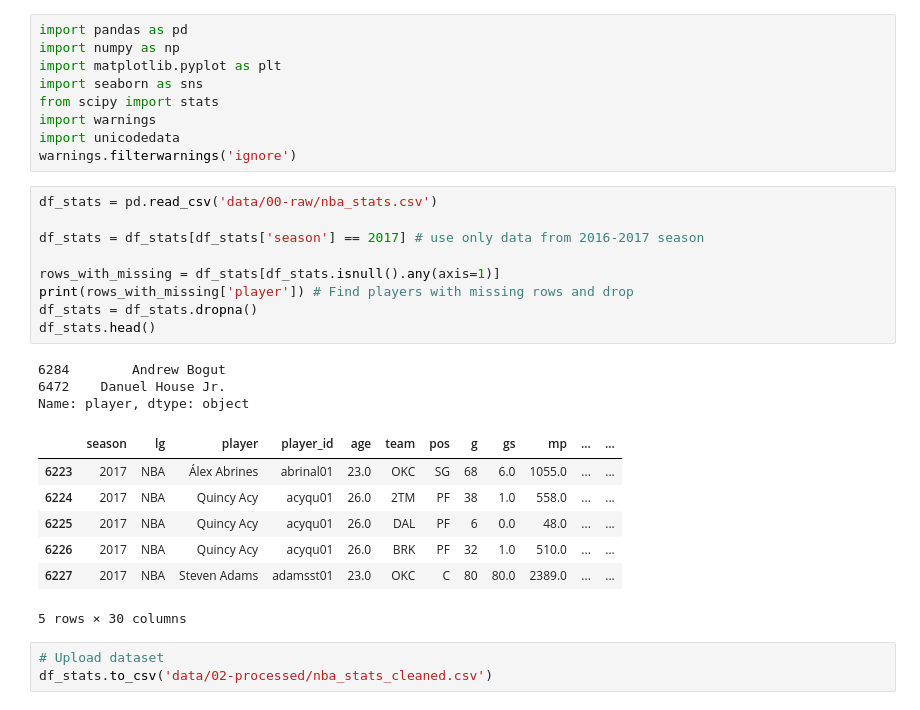
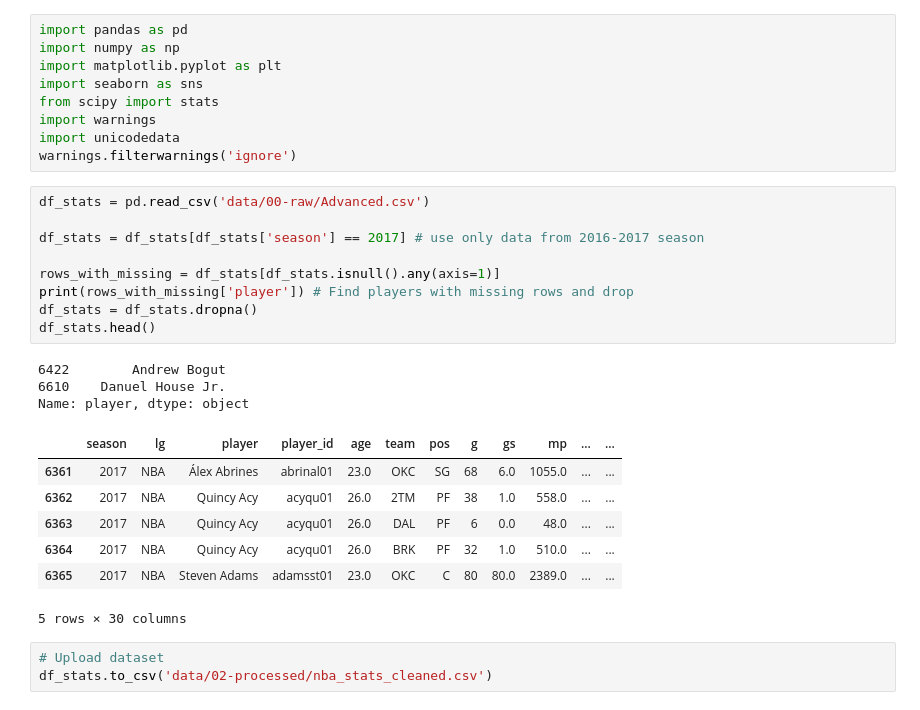
Before and after one commit to COGS108/Group122_WI26, a Jupyter notebook: 02-EDACheckpoint.ipynb, the cells around one changed output. Saved outputs shown, nothing was run; the diff lists cells and outputs as text.

```diff
--- a/02-EDACheckpoint.ipynb
+++ b/02-EDACheckpoint.ipynb
@@ -211,24 +211,24 @@ import warnings
 import unicodedata
 warnings.filterwarnings('ignore')
 # %%
-df_stats = pd.read_csv('data/00-raw/nba_stats.csv')
+df_stats = pd.read_csv('data/00-raw/Advanced.csv')
 
 df_stats = df_stats[df_stats['season'] == 2017] # use only data from 2016-2017 season
 
 rows_with_missing = df_stats[df_stats.isnull().any(axis=1)]
 print(rows_with_missing['player']) # Find players with missing rows and drop
 df_stats = df_stats.dropna()
 df_stats.head()
 # %% [output]
-6284        Andrew Bogut
-6472    Danuel House Jr.
+6422        Andrew Bogut
+6610    Danuel House Jr.
 Name: player, dtype: object
 |  | season | lg | player | player_id | age | team | pos | g | gs | mp | ... | ... |
-| 6223 | 2017 | NBA | Álex Abrines | abrinal01 | 23.0 | OKC | SG | 68 | 6.0 | 1055.0 | ... | ... |
-| 6224 | 2017 | NBA | Quincy Acy | acyqu01 | 26.0 | 2TM | PF | 38 | 1.0 | 558.0 | ... | ... |
-| 6225 | 2017 | NBA | Quincy Acy | acyqu01 | 26.0 | DAL | PF | 6 | 0.0 | 48.0 | ... | ... |
-| 6226 | 2017 | NBA | Quincy Acy | acyqu01 | 26.0 | BRK | PF | 32 | 1.0 | 510.0 | ... | ... |
-| 6227 | 2017 | NBA | Steven Adams | adamsst01 | 23.0 | OKC | C | 80 | 80.0 | 2389.0 | ... | ... |
+| 6361 | 2017 | NBA | Álex Abrines | abrinal01 | 23.0 | OKC | SG | 68 | 6.0 | 1055.0 | ... | ... |
+| 6362 | 2017 | NBA | Quincy Acy | acyqu01 | 26.0 | 2TM | PF | 38 | 1.0 | 558.0 | ... | ... |
+| 6363 | 2017 | NBA | Quincy Acy | acyqu01 | 26.0 | DAL | PF | 6 | 0.0 | 48.0 | ... | ... |
+| 6364 | 2017 | NBA | Quincy Acy | acyqu01 | 26.0 | BRK | PF | 32 | 1.0 | 510.0 | ... | ... |
+| 6365 | 2017 | NBA | Steven Adams | adamsst01 | 23.0 | OKC | C | 80 | 80.0 | 2389.0 | ... | ... |
 5 rows × 30 columns
 # %%
 # Upload dataset
```
Also changed, not shown: parts of 9 cells of this notebook.
